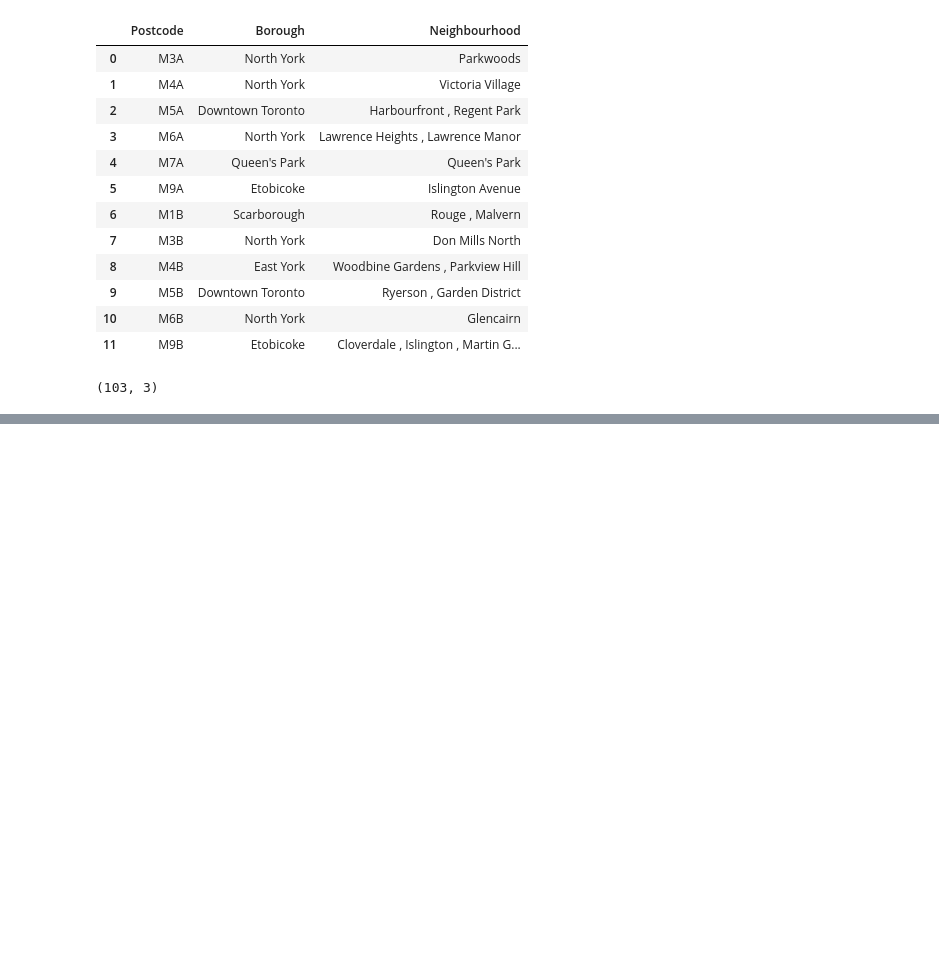
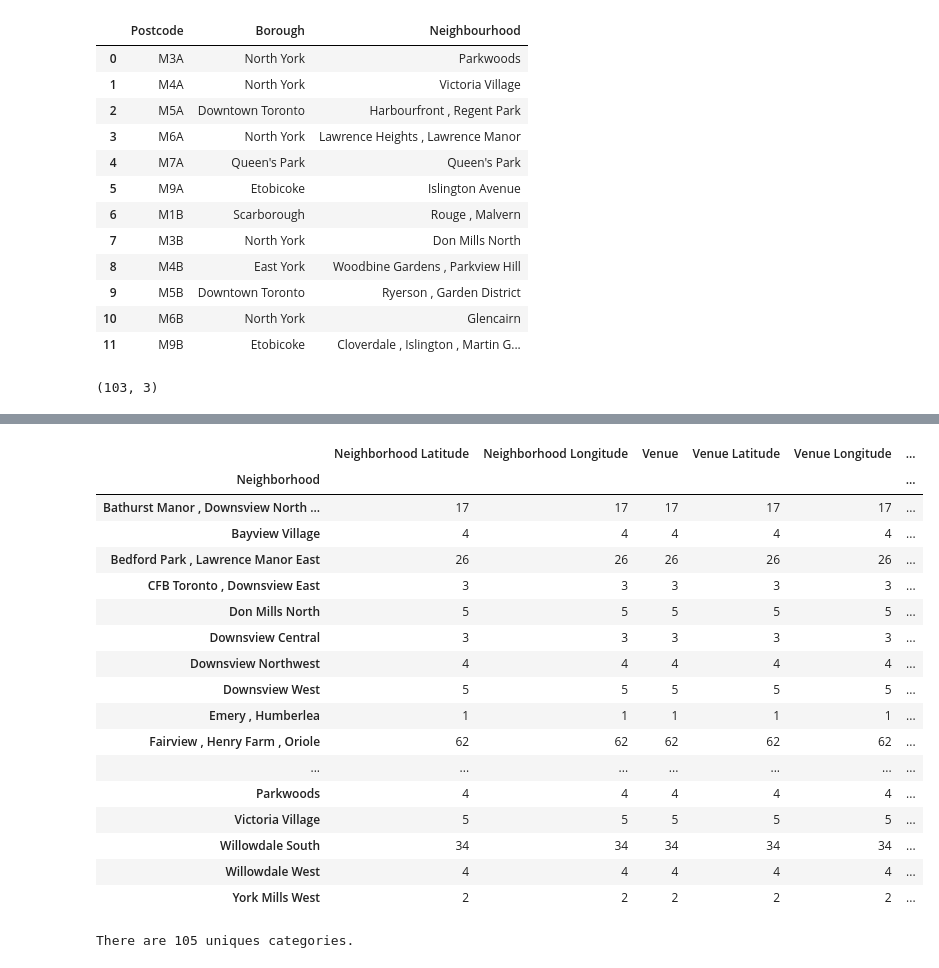
Before and after one commit to tabish87/coursera-capstone-project, a Jupyter notebook: Course 9 Assignment :Part 1 neighborhoods in Toronto.ipynb, the cells around one changed output, grey strips where cells are left out. Cells and saved outputs as stored; diff of their text form; code cells hidden in the pictures; blank space fills up the shorter version.

```diff
--- a/Course 9 Assignment :Part 1 neighborhoods in Toronto.ipynb
+++ b/Course 9 Assignment :Part 1 neighborhoods in Toronto.ipynb
@@ -235,0 +579,25 @@ CanadaM.shape
+# %%
+North_York_1_venues.groupby('Neighborhood').count()
+# %% [output]
+|  | Neighborhood Latitude | Neighborhood Longitude | Venue | Venue Latitude | Venue Longitude | ... |
+| Neighborhood |  |  |  |  |  | ... |
+| Bathurst Manor , Downsview North ... | 17 | 17 | 17 | 17 | 17 | ... |
+| Bayview Village | 4 | 4 | 4 | 4 | 4 | ... |
+| Bedford Park , Lawrence Manor East | 26 | 26 | 26 | 26 | 26 | ... |
+| CFB Toronto , Downsview East | 3 | 3 | 3 | 3 | 3 | ... |
+| Don Mills North | 5 | 5 | 5 | 5 | 5 | ... |
+| Downsview Central | 3 | 3 | 3 | 3 | 3 | ... |
+| Downsview Northwest | 4 | 4 | 4 | 4 | 4 | ... |
+| Downsview West | 5 | 5 | 5 | 5 | 5 | ... |
+| Emery , Humberlea | 1 | 1 | 1 | 1 | 1 | ... |
+| Fairview , Henry Farm , Oriole | 62 | 62 | 62 | 62 | 62 | ... |
+| ... | ... | ... | ... | ... | ... | ... |
+| Parkwoods | 4 | 4 | 4 | 4 | 4 | ... |
+| Victoria Village | 5 | 5 | 5 | 5 | 5 | ... |
+| Willowdale South | 34 | 34 | 34 | 34 | 34 | ... |
+| Willowdale West | 4 | 4 | 4 | 4 | 4 | ... |
+| York Mills West | 2 | 2 | 2 | 2 | 2 | ... |
+# %%
+print('There are {} uniques categories.'.format(len(North_York_1_venues['Venue Category'].unique())))
+# %% [output]
+There are 105 uniques categories.
```
Also changed, not shown: parts of 38 cells of this notebook.
